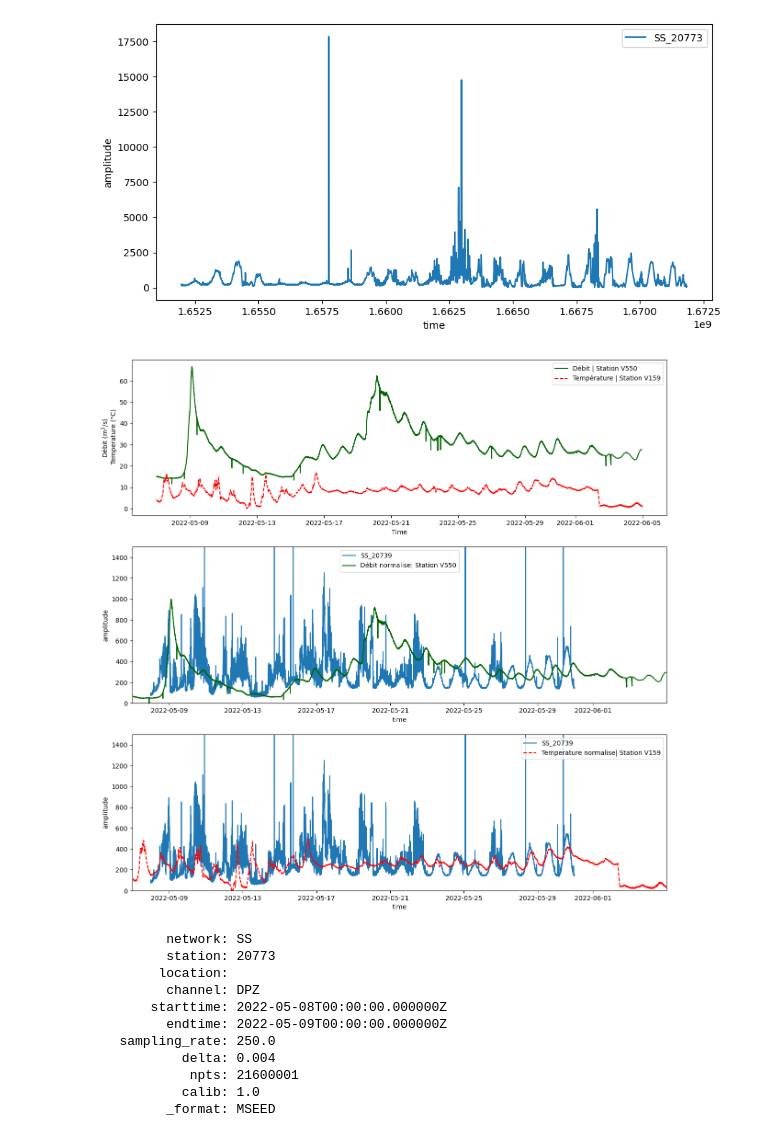
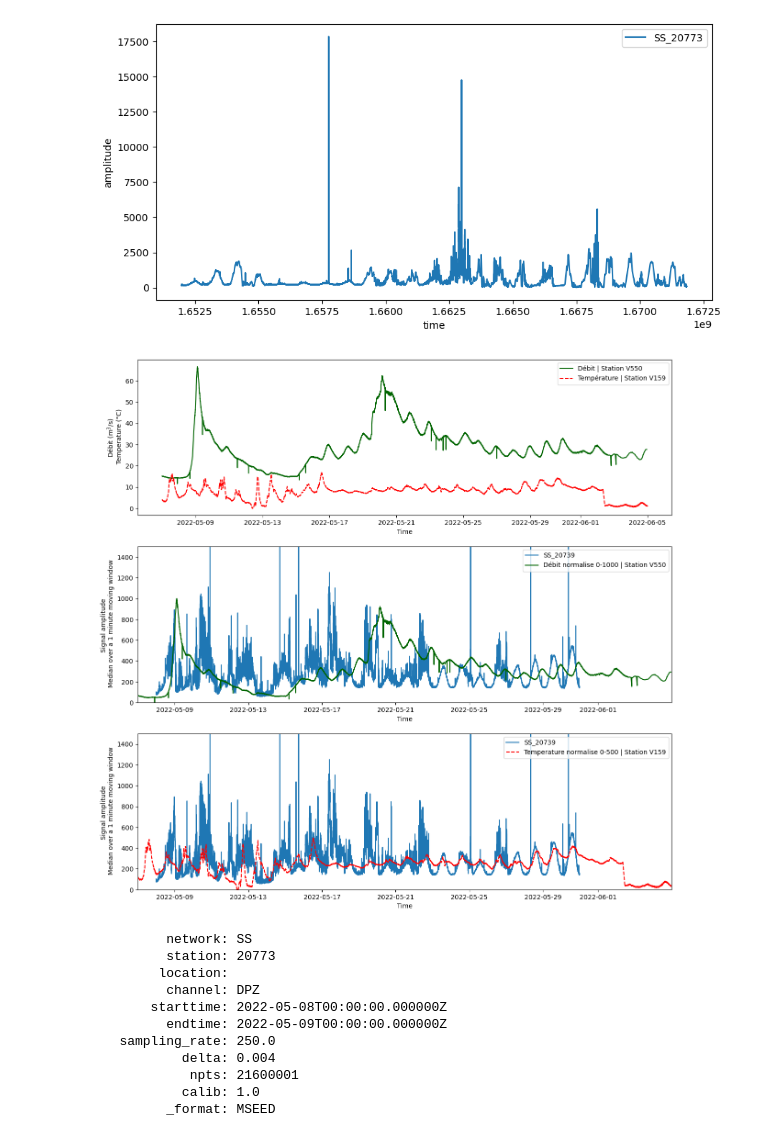
Before and after one commit to jgovoort/sismo-memo, a Jupyter notebook: hydro-glacier.ipynb, the cells around one changed output. Drawn from its saved outputs; the diff is of its cells as text; code cells hidden in the pictures.

```diff
--- a/hydro-glacier.ipynb
+++ b/hydro-glacier.ipynb
@@ -246,40 +246,40 @@ fig = plt.subplots(3, 1, figsize=(15, 15))
 plt.subplot(3, 1, 1)
 
 
 plt.plot(gauging_time, gauging_velos, label = 'Débit | Station V550', c='darkgreen')
 plt.plot(temp_time, temp, label = 'Température | Station V159', c='red', linestyle='dashed' )
 plt.xlabel('Time')
 plt.ylabel('Débit (m$^3$/s) \n Temperature (°C)')
 plt.legend()
 
 
 plt.subplot(3, 1, 2)
 
 #plt.plot(noise_time773,median773, label='SS_20773')
 plt.xlim((temp_time[0],temp_time[len(temp_time)-1]))
 plt.ylim((0,1500))
 plt.plot(noise_time739,median739, label='SS_20739')
-plt.plot(gauging_time,normalise_velos, label = 'Débit normalise| Station V550', c='darkgreen')
-plt.xlabel('time')
-plt.ylabel('amplitude')
+plt.plot(gauging_time,normalise_velos, label = 'Débit normalise 0-1000 | Station V550', c='darkgreen')
+plt.xlabel('Time')
+plt.ylabel('Signal amplitude \n Median over a 1 minute moving window')
 
 plt.legend()
 
 plt.subplot(3, 1, 3)
 
 #plt.plot(noise_time773,median773, label='SS_20773')
 plt.xlim((temp_time[0],temp_time[len(temp_time)-1]))
 plt.ylim((0,1500))
 plt.plot(noise_time739,median739, label='SS_20739')
-plt.plot(temp_time,normalise_temp, label = 'Temperature normalise| Station V159', c='red',linestyle='dashed')
-plt.xlabel('time')
-plt.ylabel('amplitude')
+plt.plot(temp_time,normalise_temp, label = 'Temperature normalise 0-500 | Station V159', c='red',linestyle='dashed')
+plt.xlabel('Time')
+plt.ylabel('Signal amplitude \n Median over a 1 minute moving window')
 
 plt.legend()
 
 plt.show()
 # %% [output]
-[figure, old version]
+[figure, new version]
 # %%
 root = "D:\\Nodes_ablation_zone\All_comp_DP_\\"
 p = obspy.read(root+'453020773.3.2022.05.08.00.00.00.000.Z.miniseed')
```
